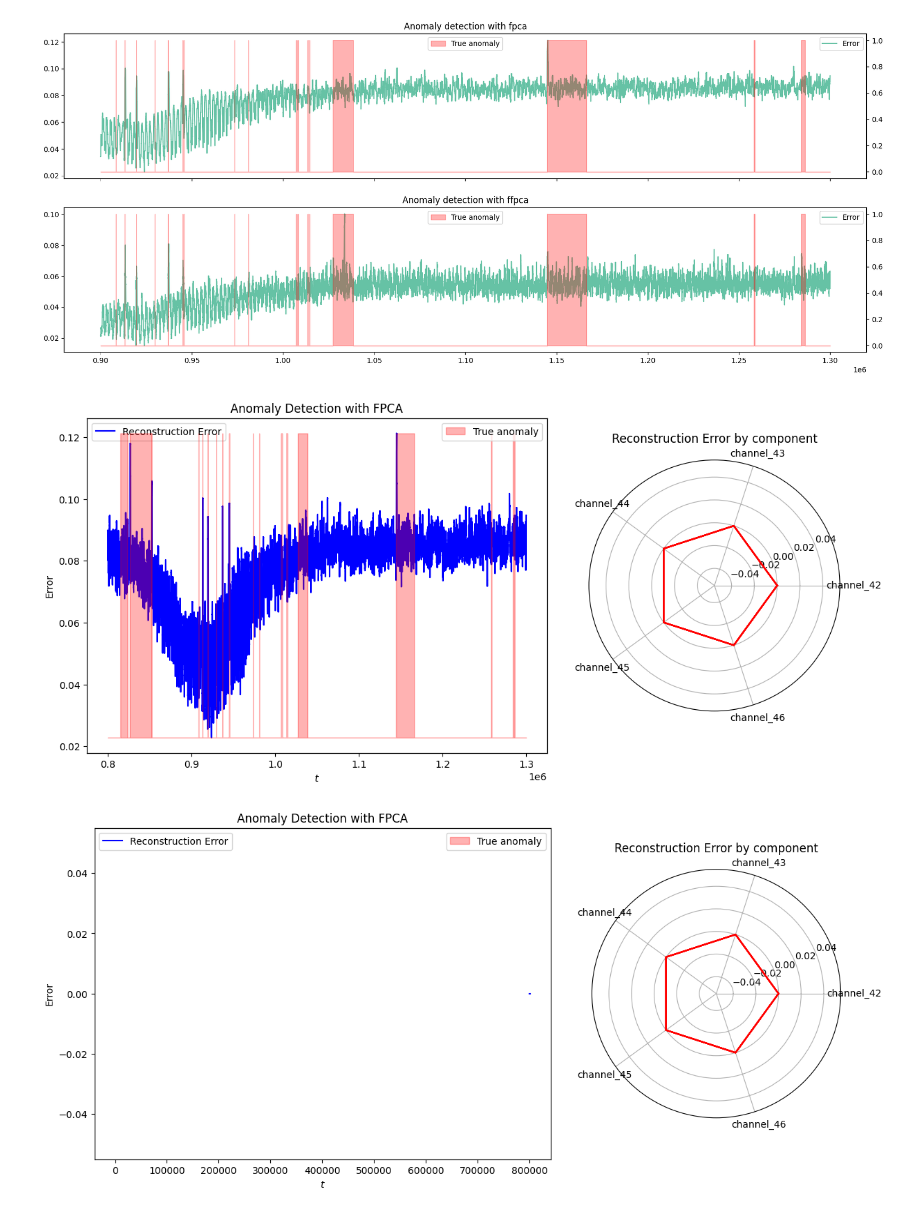
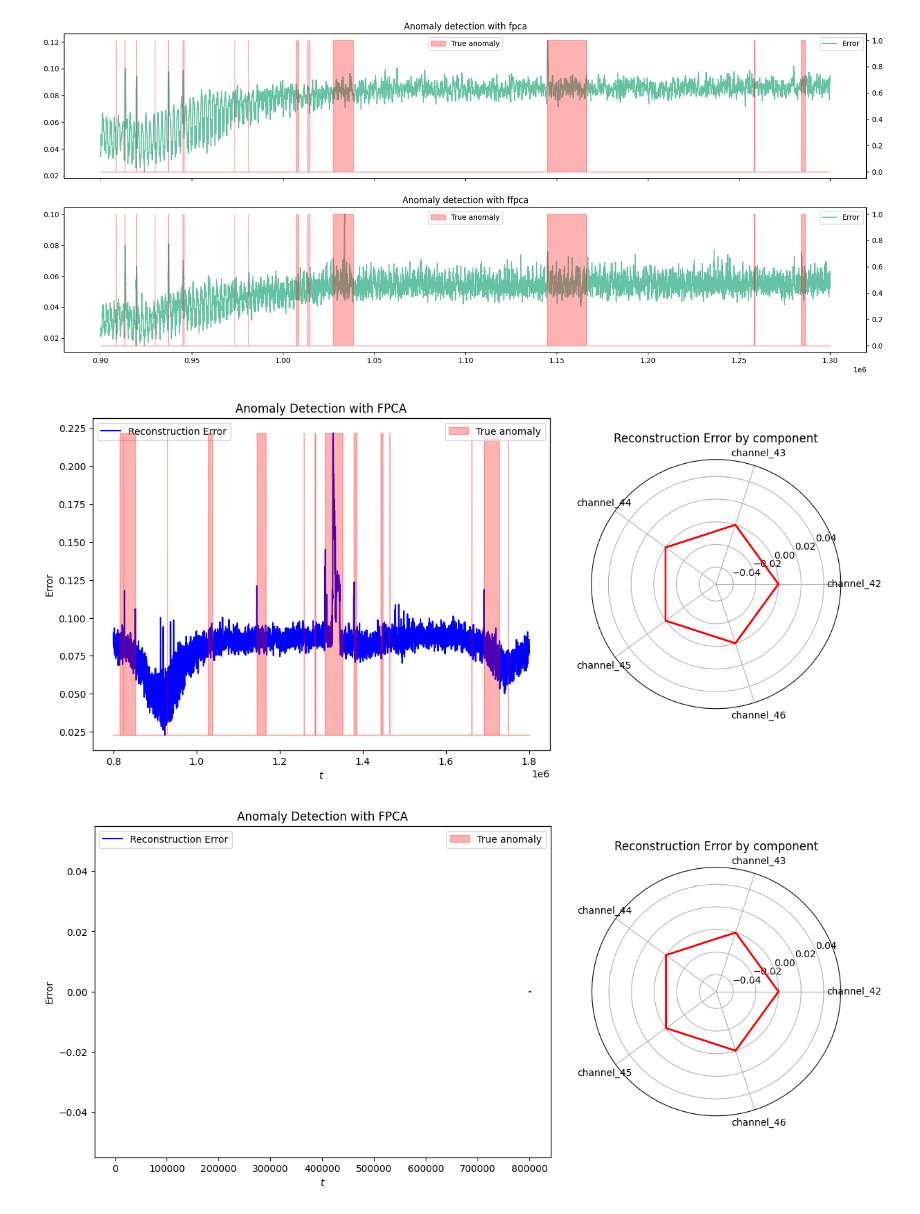
Before and after one commit to dani2442/Functional-Data-Analysis, a Jupyter notebook: notebooks/esa_spacecraft_anomaly_v4_mini.ipynb, the cells around one changed output. Drawn from its saved outputs; the diff is of its cells as text; code cells hidden in the pictures.

```diff
--- a/notebooks/esa_spacecraft_anomaly_v4_mini.ipynb
+++ b/notebooks/esa_spacecraft_anomaly_v4_mini.ipynb
@@ -167,14 +167,15 @@ plt.plot()
 []
 [figure]
 # %%
-window_size = 20000
-step = 10
+window_size = 40000
+step = 200
 t_start = 800000
-t_end = 1300000
+t_end = 1800000
 
 # Select data for this frame
-y_train_loc = y_train.loc[t_start:t_end-1]
-df_error_selected = error_df.loc[(error_df.index >= t_start) & (error_df.index < t_end)]
+y_train_loc = y_train.loc[np.arange(t_start,t_end,step)]
+#df_error_selected = error_df.loc[(error_df.index >= t_start) & (error_df.index < t_end)]
+df_error_selected = error_df.loc[np.arange(t_start, t_end, step)]
 
 fig = plt.figure(figsize=(12, 6))
 ax1 = fig.add_axes([0.05, 0.1, 0.55, 0.8])
@@ -196,34 +197,34 @@ ax1.legend(loc='upper left')
 ax1_twin.legend(loc='upper right')
 
 ax2.set_title("Reconstruction Error by component")
 
 curves = []
 n_curves = 10
 for i in range(n_curves):
-    curve, = ax2.plot(r, np.zeros_like(r), alpha=(n_curves-i)/n_curves, c="red")  # faded for history
+    curve, = ax2.plot(r, np.zeros_like(r), alpha=np.exp(-i*0.1), c="red")  # faded for history
     curves.append(curve)
 
 def update(frame, pbar):
     pbar.update(1)
 
     # Time window
     t1 = t_start + frame * step
     t2 = t1 + window_size
 
     x = np.expand_dims(x_train.loc[t2-N+1:t2].to_numpy(), axis=1)
     y = fpca1.transform(x, 1)
 
     errors_i = np.mean(np.square(x-y),axis=(0,1))
     errors = np.append(errors_i, errors_i[0])
 
     # Shift old curves
     for i in range(n_curves-1):
         curves[i].set_ydata(curves[i + 1].get_ydata())
     curves[-1].set_ydata(errors)
 
     ax1.set_ylim(bottom=0)
     ax1.set_xlim((t1,t2))
-    ax2.set_ylim(bottom=0)
+    ax2.set_ylim((0, 1.25*max(np.max(errors), 0.1)))
 # %% [output]
-[figure, old version]
+[figure, new version]
 # %%
```
Also changed, not shown: parts of 2 cells of this notebook, 3 other files.
